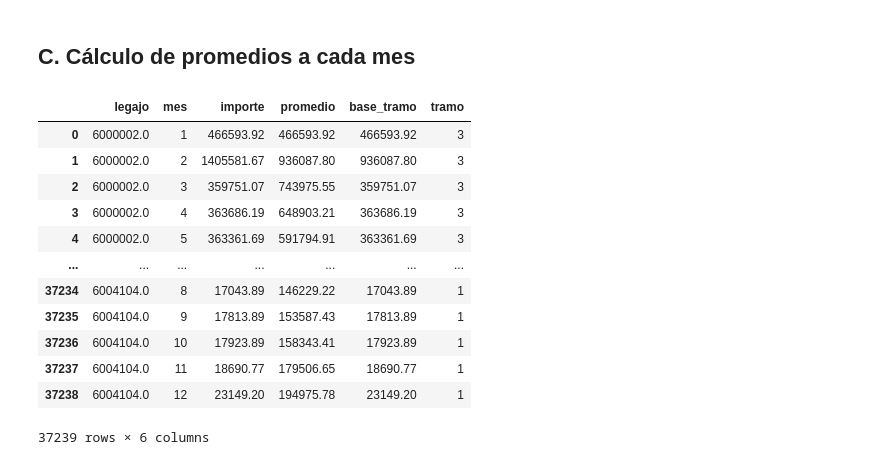
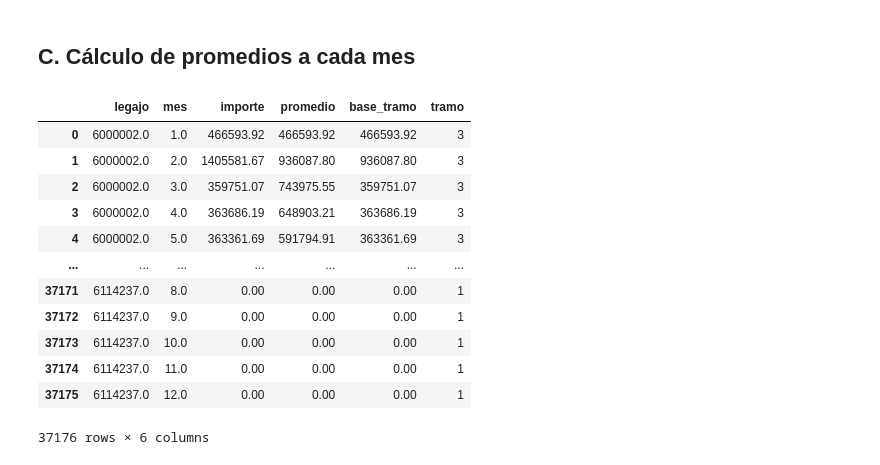
Before and after one commit to casasrodri/ganancias-cuarta-categoria, a Jupyter notebook: 1-Bases-promedios.ipynb, the cells around one changed output. Saved outputs shown, nothing was run; the diff lists cells and outputs as text; code cells hidden in the pictures.

```diff
--- a/1-Bases-promedios.ipynb
+++ b/1-Bases-promedios.ipynb
@@ -73,7 +51,7 @@ df_572
 # %%
 # dejo las columnas que necesito
-filtro = df_572["codigo"].eq("Q-OE-ganBrut")
-df_filtrado = df_572[filtro]
+filtro = F572_WEB["codigo"].eq("Q-OE-ganBrut")
+df_filtrado = F572_WEB[filtro].copy()
 df_filtrado = df_filtrado[["cuil", "mes", "importe"]].reset_index(drop=True)
 #paso la columna cuil a int, ya que si no el cruce me da error
 df_filtrado["cuil"]=df_filtrado["cuil"].astype("int64")
@@ -115,48 +93,50 @@ df_rem_mes_finales.dropna(inplace=True)
 | 24 | 20344885797 | 10 | 283012.05 | NaN | NaN |
 | 25 | 20344885797 | 11 | 283012.05 | NaN | NaN |
 | 26 | 20344885797 | 12 | 283012.05 | NaN | NaN |
+# %%
+# Se unen todos los datos en 1
+df_rem_mes_finales = df_rem_mes_finales.groupby(['legajo','mes'])['importe'].sum().reset_index()
 # %% [markdown]
 ## C. Cálculo de promedios a cada mes
 # %%
-df_promedios = pd.DataFrame()
-count = 0
+df_promedios = []
+p = ProgressBar(len(df_rem_mes_finales))
 
 for index, row in df_rem_mes_finales.iterrows():
-
-    # count+=1
-    # if count == 30:
-    #     break
-
-    legajo = row["legajo"]
-    mes = row["mes"]
-    importe = row["importe"]
+    legajo, mes, importe = unpack(row, 'legajo', 'mes', 'importe')
 
     norma = DeduccionEspecial.norma_aplicable(mes)
     valor_promedio = DeduccionEspecial.obtener_promedio_rem_df(legajo, mes, norma, df_rem_mes_finales)
 
     base_tramo = min(importe,valor_promedio)
-
     tramo = DeduccionEspecial.obtener_tramo(base_tramo, mes)
 
-    datos_emp = [[legajo, mes, importe, valor_promedio, base_tramo, tramo]]
-    df1 = pd.DataFrame(datos_emp, columns=["legajo","mes", "importe", "promedio", "base_tramo", "tramo"])
-    df_promedios = pd.concat([df_promedios, df1], ignore_index=True) #guardar en el mismo df, el concatenado de ese df (inicialmente vacío) y el que voy creando con cada iteración. En la segunda iteración va tener ese df mas el nuevo y asi sucesivamente.
+    df_promedios.append({
+        'legajo':       legajo,
+        'mes':          mes,
+        'importe':      importe,
+        'promedio':     valor_promedio,
+        'base_tramo':   base_tramo,
+        'tramo':        tramo,
+    })
+    p.next()
 
-display(df_promedios)
+df_promedios = pd.DataFrame.from_records(df_promedios)
+df_promedios
 # %% [output]
 |  | legajo | mes | importe | promedio | base_tramo | tramo |
-| 0 | 6000002.0 | 1 | 466593.92 | 466593.92 | 466593.92 | 3 |
-| 1 | 6000002.0 | 2 | 1405581.67 | 936087.80 | 936087.80 | 3 |
-| 2 | 6000002.0 | 3 | 359751.07 | 743975.55 | 359751.07 | 3 |
-| 3 | 6000002.0 | 4 | 363686.19 | 648903.21 | 363686.19 | 3 |
-| 4 | 6000002.0 | 5 | 363361.69 | 591794.91 | 363361.69 | 3 |
+| 0 | 6000002.0 | 1.0 | 466593.92 | 466593.92 | 466593.92 | 3 |
+| 1 | 6000002.0 | 2.0 | 1405581.67 | 936087.80 | 936087.80 | 3 |
+| 2 | 6000002.0 | 3.0 | 359751.07 | 743975.55 | 359751.07 | 3 |
+| 3 | 6000002.0 | 4.0 | 363686.19 | 648903.21 | 363686.19 | 3 |
+| 4 | 6000002.0 | 5.0 | 363361.69 | 591794.91 | 363361.69 | 3 |
 | ... | ... | ... | ... | ... | ... | ... |
-| 37234 | 6004104.0 | 8 | 17043.89 | 146229.22 | 17043.89 | 1 |
-| 37235 | 6004104.0 | 9 | 17813.89 | 153587.43 | 17813.89 | 1 |
-| 37236 | 6004104.0 | 10 | 17923.89 | 158343.41 | 17923.89 | 1 |
-| 37237 | 6004104.0 | 11 | 18690.77 | 179506.65 | 18690.77 | 1 |
-| 37238 | 6004104.0 | 12 | 23149.20 | 194975.78 | 23149.20 | 1 |
+| 37171 | 6114237.0 | 8.0 | 0.00 | 0.00 | 0.00 | 1 |
+| 37172 | 6114237.0 | 9.0 | 0.00 | 0.00 | 0.00 | 1 |
+| 37173 | 6114237.0 | 10.0 | 0.00 | 0.00 | 0.00 | 1 |
+| 37174 | 6114237.0 | 11.0 | 0.00 | 0.00 | 0.00 | 1 |
+| 37175 | 6114237.0 | 12.0 | 0.00 | 0.00 | 0.00 | 1 |
-37239 rows × 6 columns
+37176 rows × 6 columns
 # %%
 #lo guardo en un Excel
 df_promedios.to_excel("../bases-ganancias-2022/info/bases_por_mes.xlsx")
```
Also changed, not shown: parts of 3 cells of this notebook, 8 other files.
